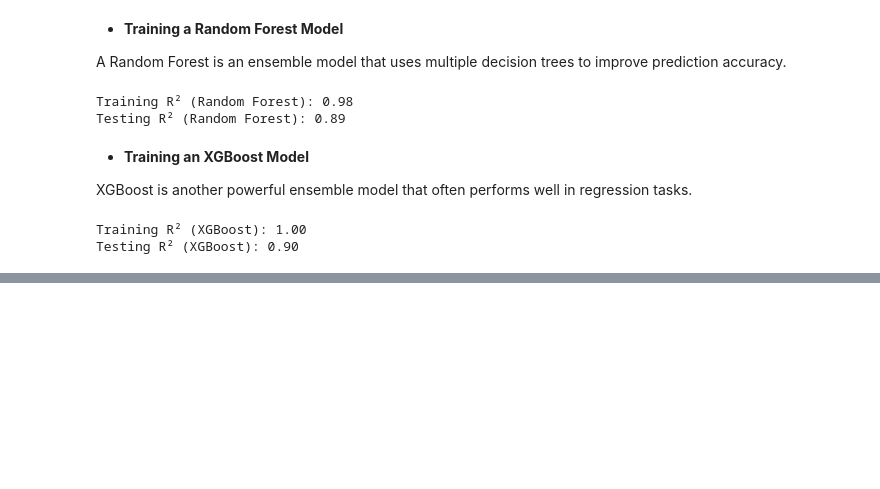
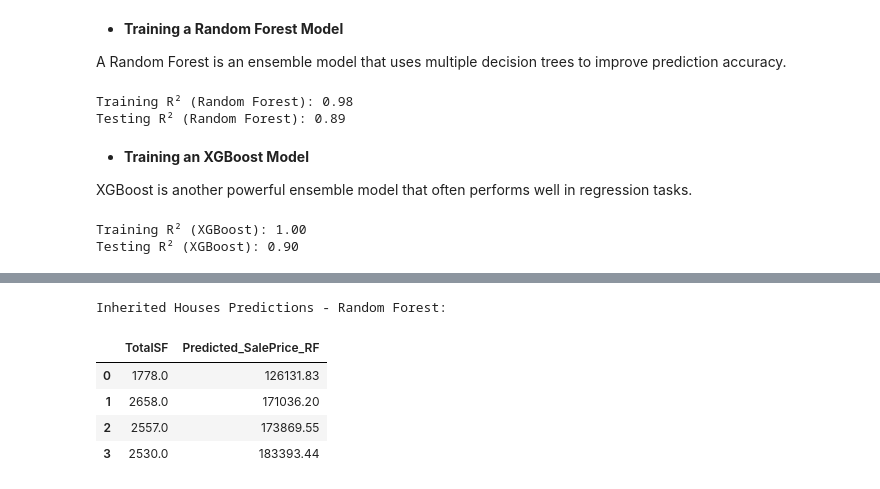
Before and after one commit to defridge/HeritageHousing, a Jupyter notebook: notebooks/model_building_and_evaluation.ipynb, the cells around one changed output, grey strips where cells are left out. Saved outputs shown, nothing was run; the diff lists cells and outputs as text; code cells hidden in the pictures; blank space fills up the shorter version.

Commit message:
Put inherited data through all models and saved results as csv file

```diff
--- a/notebooks/model_building_and_evaluation.ipynb
+++ b/notebooks/model_building_and_evaluation.ipynb
@@ -615,0 +630,7 @@ Testing R² (XGBoost): 0.90
+# %%
+# Drop any columns that are not part of the original features used during training
+inherited_houses_for_prediction = inherited_houses[X_train.columns]
+
+# Verify that the columns match between the training data and the inherited houses data
+print("Inherited houses columns (after dropping extra columns):", inherited_houses_for_prediction.columns)
+print("Training data columns:", X_train.columns)
@@ -615,0 +652,17 @@ Testing R² (XGBoost): 0.90
+# %%
+# Predict the sale prices for the inherited houses using the Random Forest model
+inherited_houses_rf_predictions = rf_model.predict(inherited_houses_for_prediction)
+
+# Add the Random Forest predictions as a new column in the inherited houses dataset
+inherited_houses['Predicted_SalePrice_RF'] = inherited_houses_rf_predictions
+
+# Display the inherited houses with predicted sale prices using Random Forest
+print("Inherited Houses Predictions - Random Forest:")
+inherited_houses[['TotalSF', 'Predicted_SalePrice_RF']]
+# %% [output]
+Inherited Houses Predictions - Random Forest:
+|  | TotalSF | Predicted_SalePrice_RF |
+| 0 | 1778.0 | 126131.83 |
+| 1 | 2658.0 | 171036.20 |
+| 2 | 2557.0 | 173869.55 |
+| 3 | 2530.0 | 183393.44 |
```
Also changed, not shown: parts of 4 cells of this notebook, 1 other file.
